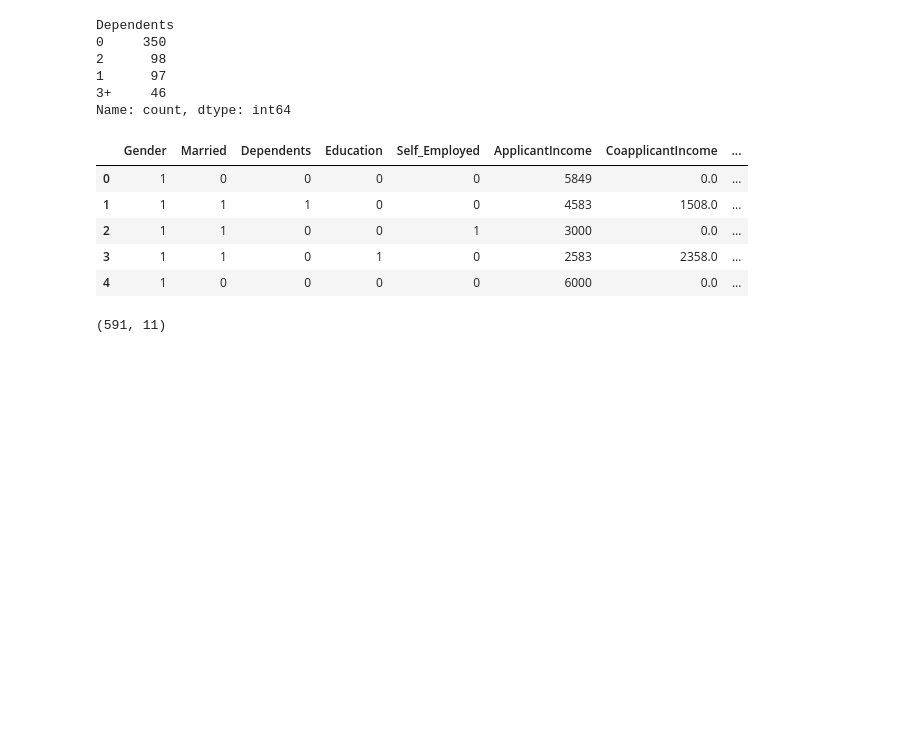
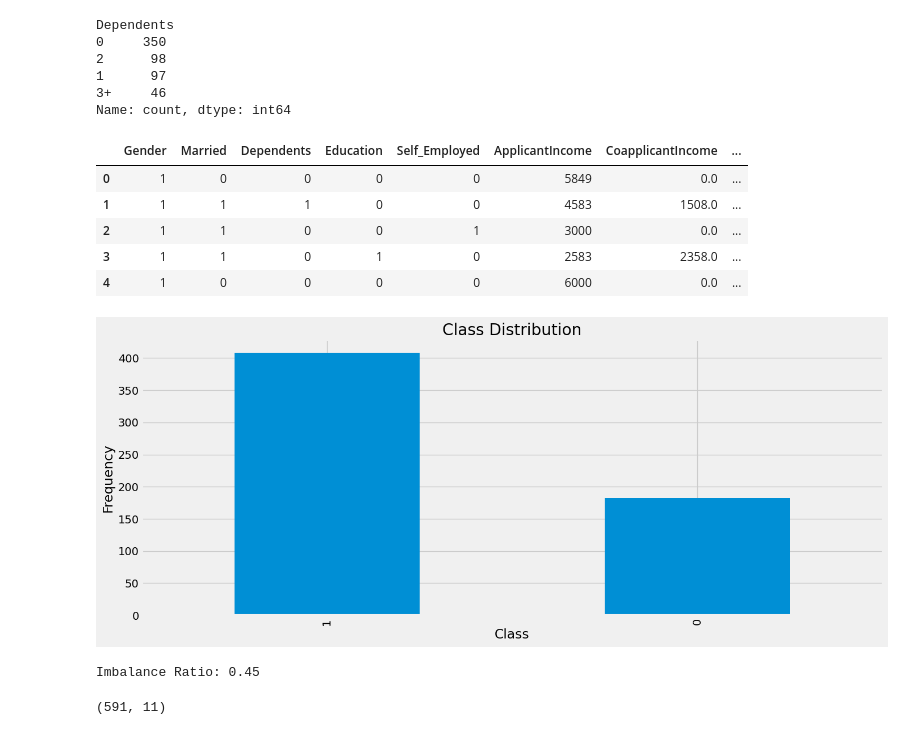
Before and after one commit to PARNAMISHRA5/LOAN_APPROVAL_ML, a Jupyter notebook: LOAN_MINI_PROJECT_PARNA (1).ipynb, the cells around one changed output. Cells and saved outputs as stored; diff of their text form; code cells hidden in the pictures; blank space fills up the shorter version.

```diff
--- a/LOAN_MINI_PROJECT_PARNA (1).ipynb
+++ b/LOAN_MINI_PROJECT_PARNA (1).ipynb
@@ -320,6 +324,22 @@ data.head()
 # %%
 y = data['Loan_Status']
 x = data.drop(['Loan_Status'], axis = 1)
+# %%
+target_cols=y.value_counts()
+# %%
+import matplotlib.pyplot as plt
+target_cols.plot(kind='bar')
+plt.title('Class Distribution')
+plt.xlabel('Class')
+plt.ylabel('Frequency')
+plt.show()
+# %% [output]
+[figure, added]
+# %%
+imbalance_ratio = target_cols.min() / target_cols.max()
+print(f"Imbalance Ratio: {imbalance_ratio:.2f}")
+# %% [output]
+Imbalance Ratio: 0.45
 # %%
 x.shape
 # %% [output]
```
Also changed, not shown: parts of 1 cell of this notebook, 1 other file.
